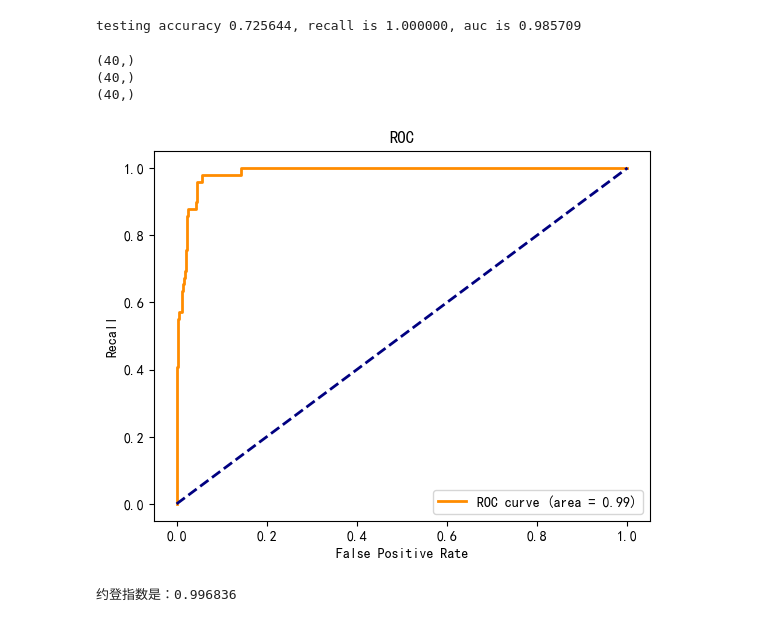
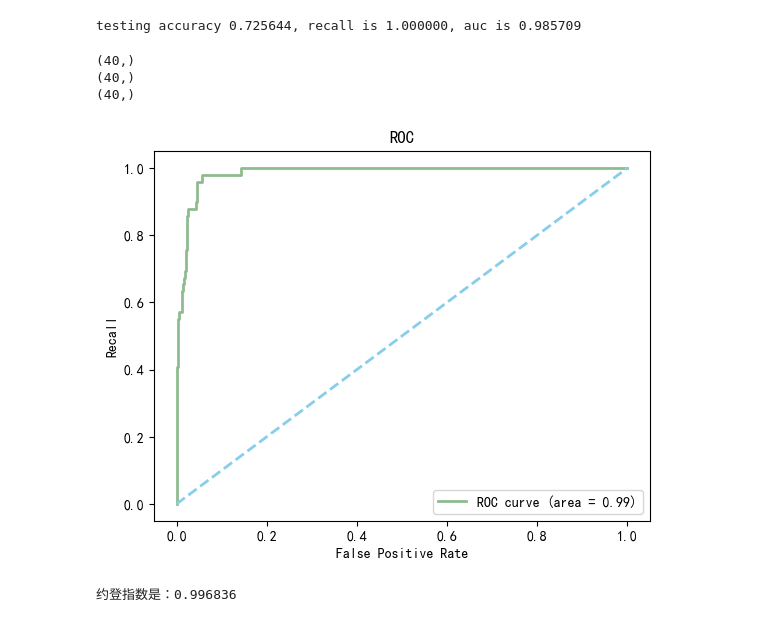
Before and after one commit to NaCloudy/Plants-in-ECNU, a Jupyter notebook: statmodel/svm/pred_tree_svm.ipynb, the cells around one changed output. Drawn from its saved outputs; the diff is of its cells as text; code cells hidden in the pictures.

```diff
--- a/statmodel/svm/pred_tree_svm.ipynb
+++ b/statmodel/svm/pred_tree_svm.ipynb
@@ -132,29 +132,29 @@ testing accuracy 0.725644, recall is 1.000000, auc is 0.985709
 # %%
 # 绘制roc曲线来评价结果
 from sklearn.metrics import roc_curve
 
 FPR, recall, thresholds = roc_curve(y_true=Ytest,
                                     y_score=svc.decision_function(Xtest),
                                     pos_label=1)
 print(FPR.shape)
 print(recall.shape)
 print(thresholds.shape)  # 如果y_score使用的是距离，那么thresholds也是距离；如果y_score使用的是概率，那么thresholds也是概率
 
 plt.figure()
-plt.plot(FPR, recall, c='darkorange', lw = 2, label='ROC curve (area = %0.2f)' % auc)  # ROC 曲线
-plt.plot([0, 1], [0, 1], color='navy', lw=2, linestyle='--')
+plt.plot(FPR, recall, c='darkseagreen', lw = 2, label='ROC curve (area = %0.2f)' % auc)  # ROC 曲线
+plt.plot([0, 1], [0, 1], color='skyblue', lw=2, linestyle='--')
 plt.title('ROC')  # 设置标题
 plt.xlim([-0.05, 1.05])
 plt.ylim([-0.05, 1.05])
 plt.xlabel('False Positive Rate')
 plt.ylabel('Recall')
 plt.legend(loc='lower right')
 plt.show()
 # %% [output]
 (40,)
 (40,)
 (40,)
-[figure, old version]
+[figure, new version]
 # %%
 diff = recall - FPR
 maxIdx = diff.tolist().index(max(diff))
```
Also changed, not shown: 4 other files.
